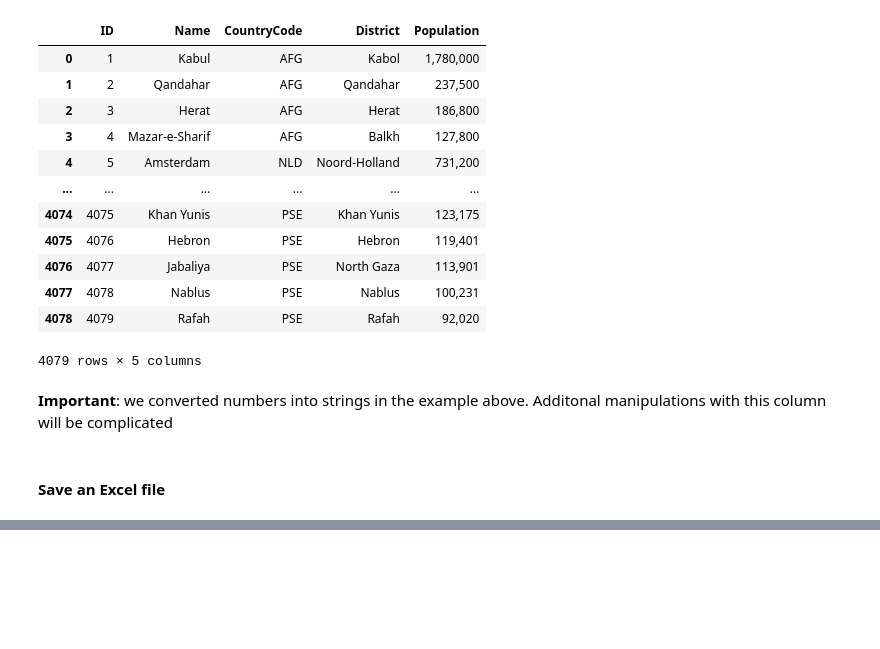
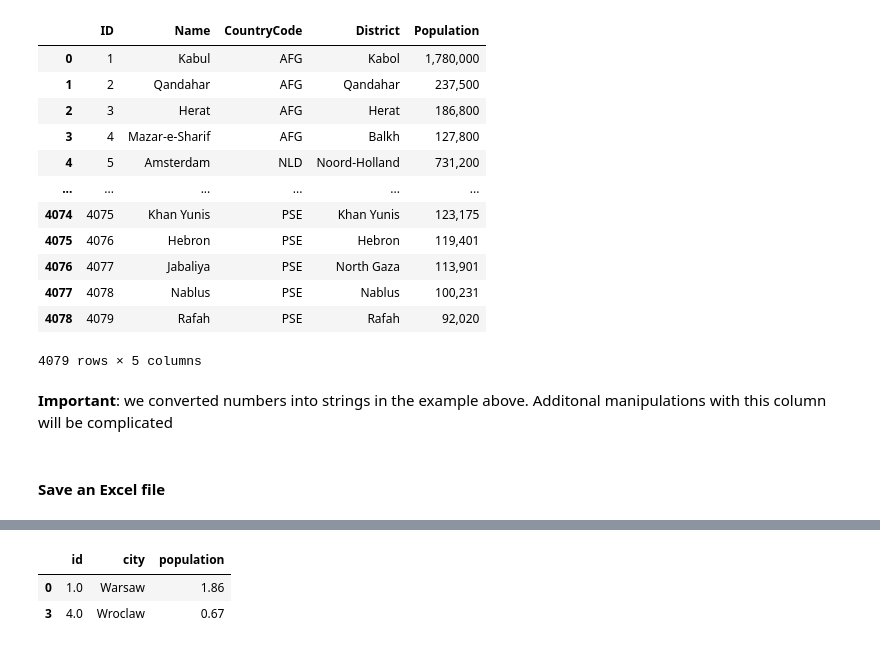
Before and after one commit to dolgovd/python, a Jupyter notebook: Data-Analysis/DataFrame.ipynb, the cells around one changed output, grey strips where cells are left out. Saved outputs shown, nothing was run; the diff lists cells and outputs as text; code cells hidden in the pictures; blank space fills up the shorter version.

Commit message:
Update Data Analysis - DataFrame

```diff
--- a/Data-Analysis/DataFrame.ipynb
+++ b/Data-Analysis/DataFrame.ipynb
@@ -974,0 +1054,3 @@ cities_df.to_excel('new_cities.xlsx', sheet_name='Cities', index=False)
+# %%
+pl_cities_df = pd.read_csv('test_data.txt', sep=';', names=['id', 'city', 'population'])
+pl_cities_df
@@ -974,0 +1100,6 @@ cities_df.to_excel('new_cities.xlsx', sheet_name='Cities', index=False)
+# %%
+pl_cities_df[pl_cities_df.city.str.count('W', flags=re.IGNORECASE) > 1]
+# %% [output]
+|  | id | city | population |
+| 0 | 1.0 | Warsaw | 1.86 |
+| 3 | 4.0 | Wroclaw | 0.67 |
```
Also changed, not shown: parts of 15 cells of this notebook.
